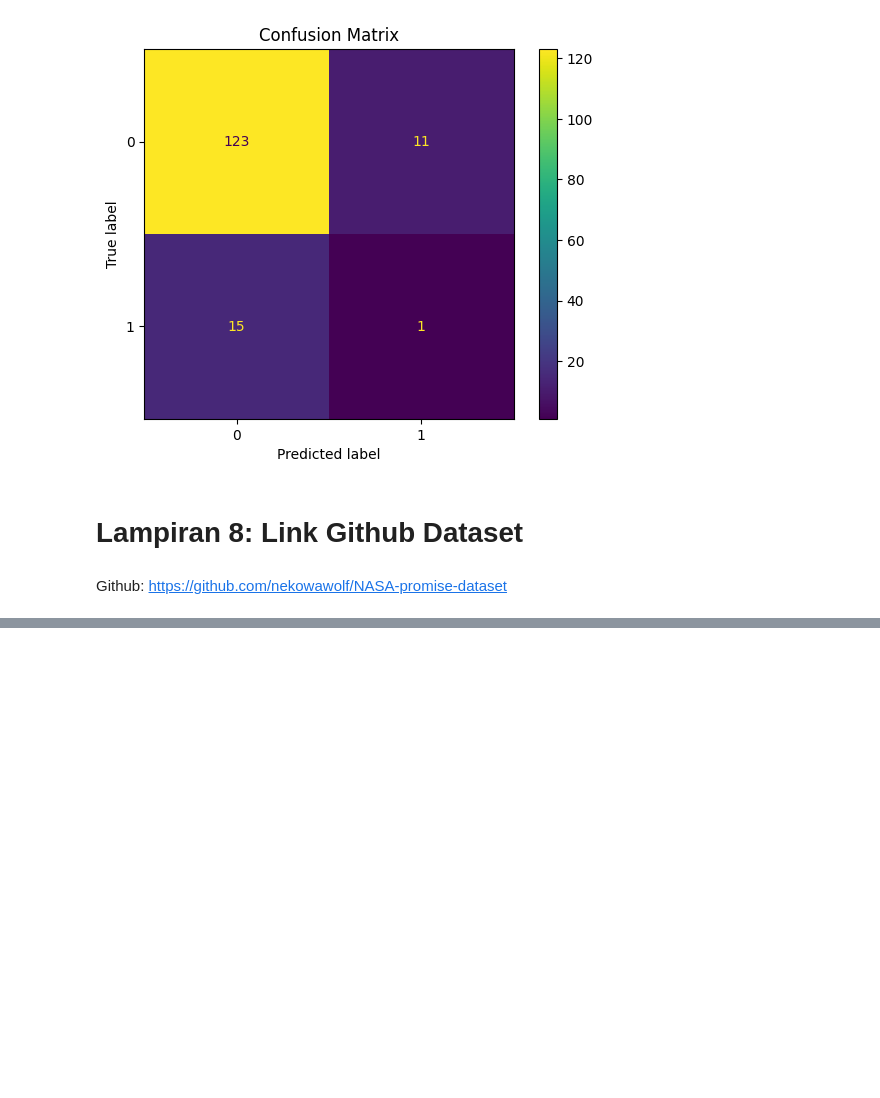
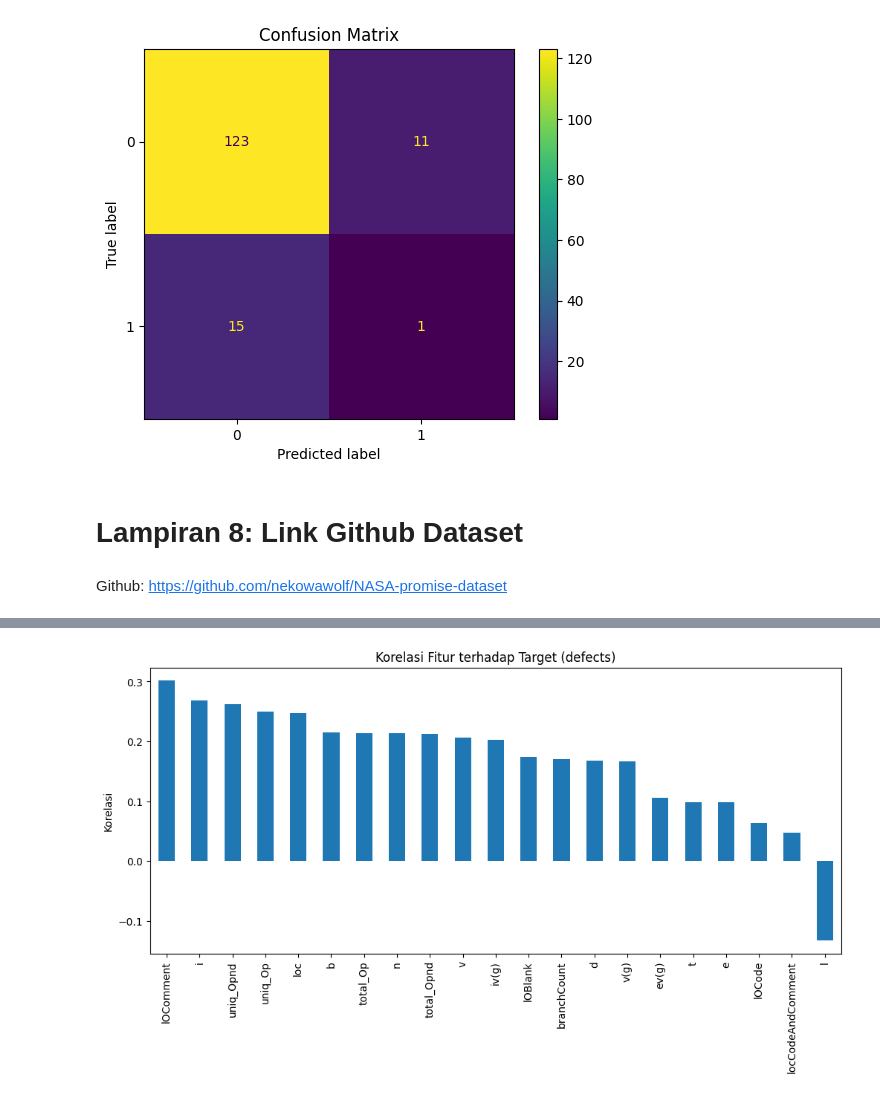
Before and after one commit to nekowawolf/NASA-promise-dataset, a Jupyter notebook: NASAmdp_preprocessing.ipynb, the cells around one changed output, grey strips where cells are left out. Cells and saved outputs as stored; diff of their text form; code cells hidden in the pictures; blank space fills up the shorter version.

```diff
--- a/NASAmdp_preprocessing.ipynb
+++ b/NASAmdp_preprocessing.ipynb
@@ -305,0 +367,11 @@ Github: https://github.com/nekowawolf/NASA-promise-dataset
+# %%
+# Analisis korelasi terhadap target
+df_final = X_scaled.copy()
+df_final['defects'] = y.values
+correlations = df_final.corr()['defects'].drop('defects')
+correlations.sort_values(ascending=False).plot(kind='bar', figsize=(12, 5))
+plt.title('Korelasi Fitur terhadap Target (defects)')
+plt.ylabel('Korelasi')
+plt.show()
+# %% [output]
+[figure, added]
```
Also changed, not shown: parts of 12 cells of this notebook.
